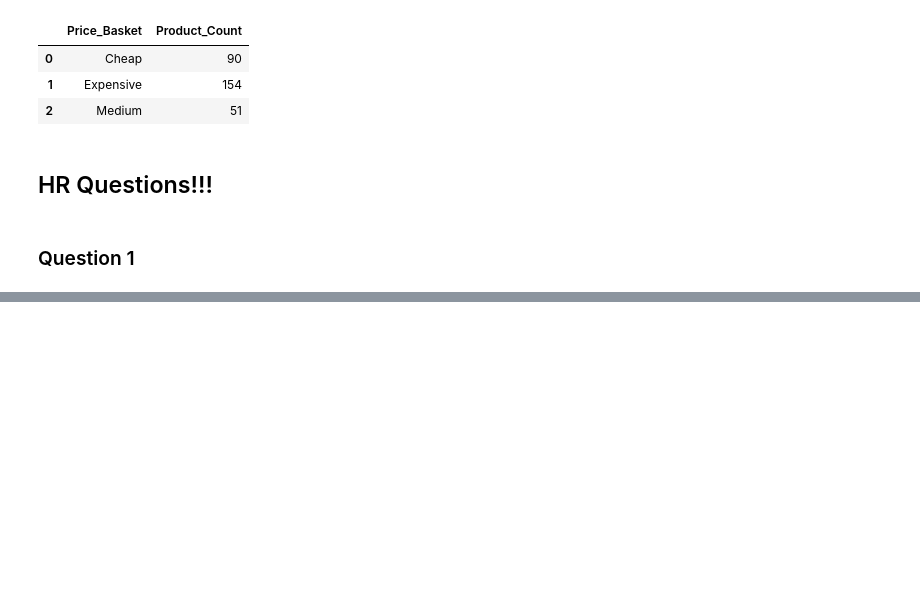
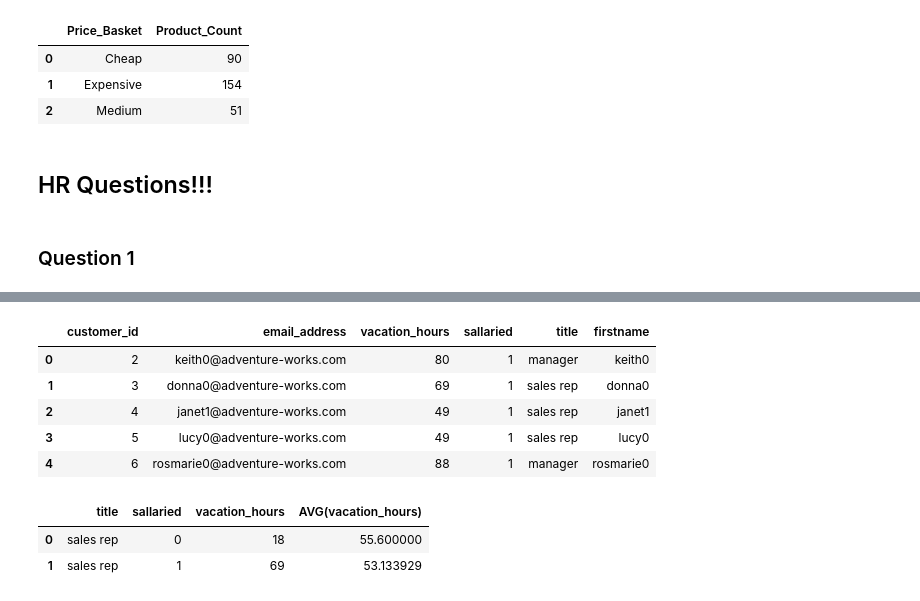
Before and after one commit to S-Shockley/SQLCaseStudy, a Jupyter notebook: project.ipynb, the cells around one changed output, grey strips where cells are left out. Drawn from its saved outputs; the diff is of its cells as text; code cells hidden in the pictures; blank space fills up the shorter version.

```diff
--- a/project.ipynb
+++ b/project.ipynb
@@ -137,9 +137,16 @@ price_basket.head()
 ## HR Questions!!!
 # %% [markdown]
 ### Question 1
+# %%
+db_employees = 'employees.db'
 # %%
 Query3 = '''
+SELECT *
+FROM employees
+WHERE vacation_hours > 40
+'''
 
-FROM
+with sqlite3.connect(db_employees) as conn:
+        employee_hours = pd.read_sql_query(Query3, conn)
 
-'''
+employee_hours.head()
@@ -145,0 +160,3 @@ FROM
+# %%
+employee_hours['firstname']= employee_hours['email_address'].str.split("@").str[0]
+employee_hours['firstname']
@@ -145,0 +176,9 @@ FROM
+# %%
+employee_hours.head()
+# %% [output]
+|  | customer_id | email_address | vacation_hours | sallaried | title | firstname |
+| 0 | 2 | keith0@adventure-works.com | 80 | 1 | manager | keith0 |
+| 1 | 3 | donna0@adventure-works.com | 69 | 1 | sales rep | donna0 |
+| 2 | 4 | janet1@adventure-works.com | 49 | 1 | sales rep | janet1 |
+| 3 | 5 | lucy0@adventure-works.com | 49 | 1 | sales rep | lucy0 |
+| 4 | 6 | rosmarie0@adventure-works.com | 88 | 1 | manager | rosmarie0 |
@@ -145,0 +187,17 @@ FROM
+# %%
+Query4 = '''
+SELECT title, sallaried, vacation_hours, AVG(vacation_hours)
+FROM employees
+WHERE title LIKE '%sales%'
+GROUP BY sallaried
+
+'''
+
+with sqlite3.connect(db_employees) as conn:
+        salaried = pd.read_sql_query(Query4, conn)
+
+salaried
+# %% [output]
+|  | title | sallaried | vacation_hours | AVG(vacation_hours) |
+| 0 | sales rep | 0 | 18 | 55.600000 |
+| 1 | sales rep | 1 | 69 | 53.133929 |
```
Also changed, not shown: parts of 8 cells of this notebook, 3 other files.
